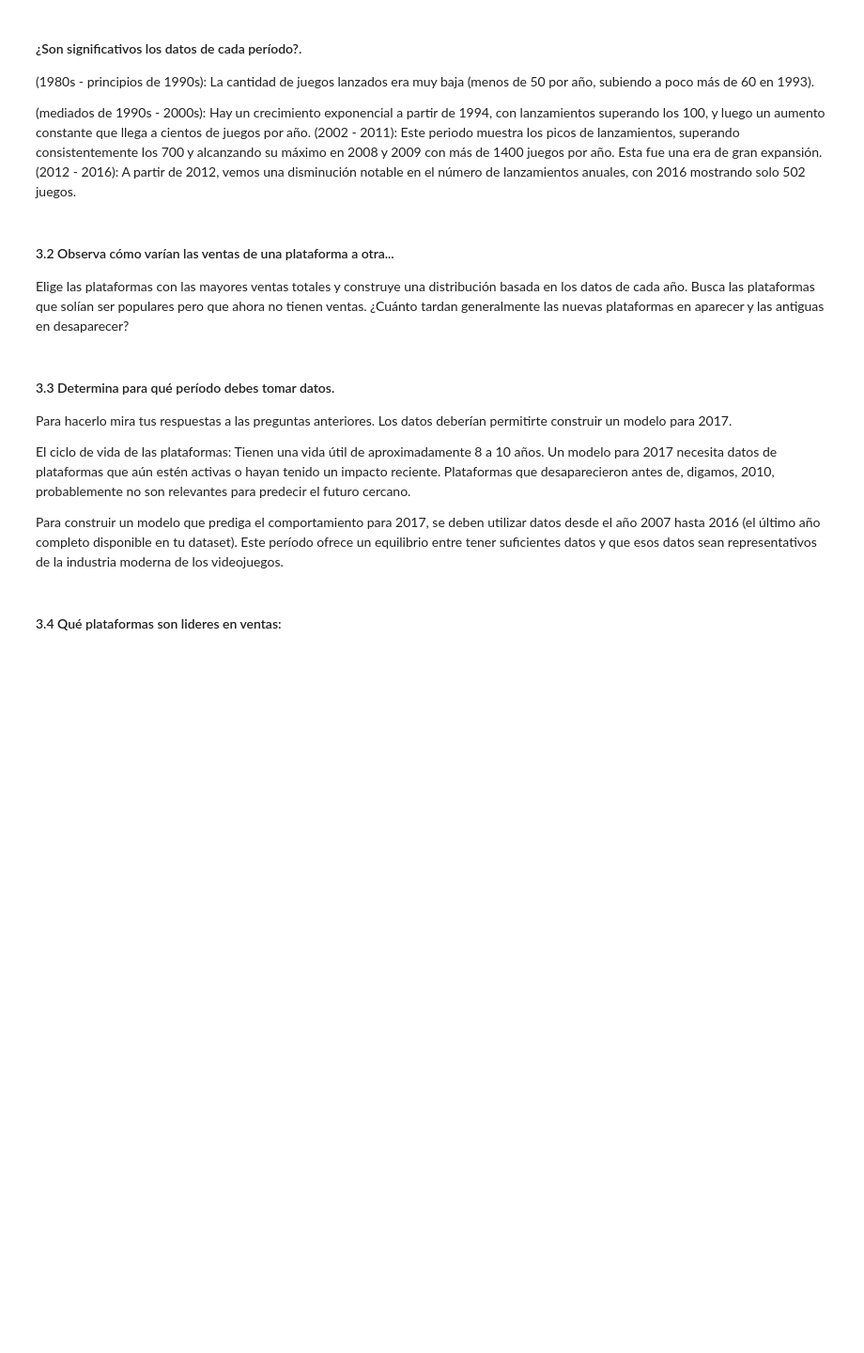
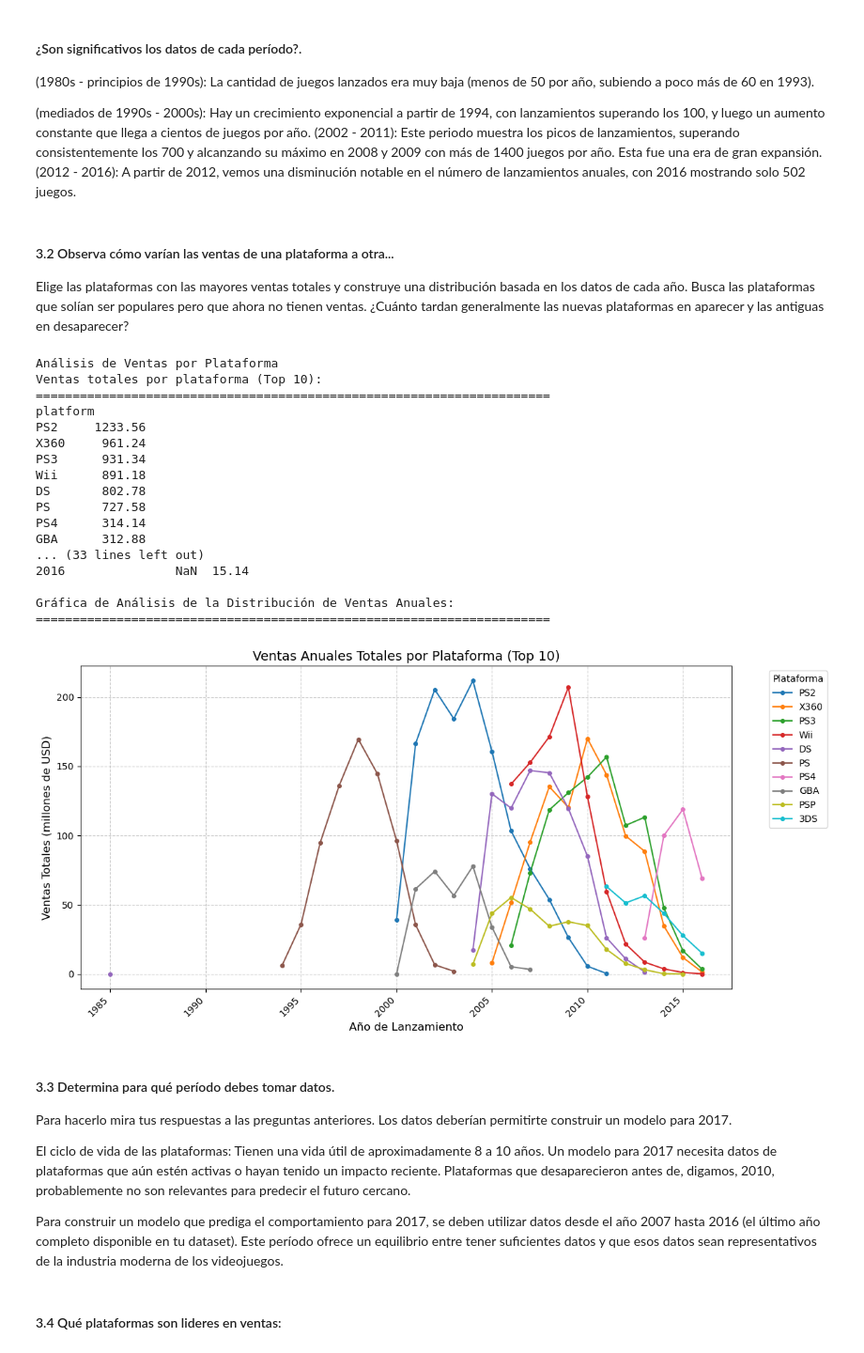
Before and after one commit to octavioGH25/TripleTen, a Jupyter notebook: proyecto_6.ipynb, the cells around one changed output. Shown at 94% size. Cells and saved outputs as stored; diff of their text form; code cells hidden in the pictures; blank space fills up the shorter version.

```diff
--- a/proyecto_6.ipynb
+++ b/proyecto_6.ipynb
@@ -19,7 +17,7 @@ ModuleNotFoundError: No module named 'matplotlib'
 # %%
 # Carga el archivo de datos en un diferente DataFrame
 
-file_path_games = '/games.csv'
+file_path_games = 'games.csv'
 
 # DataFrame de games
 df_games = pd.read_csv(file_path_games, sep=',')
@@ -172,17 +299,27 @@ print(games_per_year)
 #### 3.2 Observa cómo varían las ventas de una plataforma a otra...
 Elige las plataformas con las mayores ventas totales y construye una distribución basada en los datos de cada año. Busca las plataformas que solían ser populares pero que ahora no tienen ventas. ¿Cuánto tardan generalmente las nuevas plataformas en aparecer y las antiguas en desaparecer?
 # %%
+import pandas as pd
+import matplotlib.pyplot as plt
+import seaborn as sns # Añadido por si lo usas en el futuro, ya que lo mencionaste antes
+
 try:
-    df_games = pd.read_csv('/datasets/games.csv')
+    df_games = pd.read_csv('games.csv')
     df_games.columns = df_games.columns.str.lower()
     df_games['year_of_release'] = pd.to_numeric(df_games['year_of_release'], errors='coerce').astype('Int64')
     df_games.dropna(subset=['name', 'genre', 'year_of_release'], inplace=True)
-    df_games['user_score'] = pd.to_numeric(df_games['user_score'], errors='coerce').fillna(0)
-    df_games['critic_score'].fillna(0, inplace=True)
-    df_games['rating'].fillna('unknown', inplace=True)
+
+    # --- CAMBIOS REALIZADOS AQUÍ PARA EVITAR FUTUREWARNING ---
+    # Antes: df_games['user_score'] = pd.to_numeric(df_games['user_score'], errors='coerce').fillna(0) (YA ESTABA BIEN)
+    # Corrección para critic_score:
+    df_games['critic_score'] = df_games['critic_score'].fillna(0)
+    # Corrección para rating:
+    df_games['rating'] = df_games['rating'].fillna('unknown')
+    # --- FIN DE LOS CAMBIOS ---
+
     df_games['total_sales'] = df_games['na_sales'] + df_games['eu_sales'] + df_games['jp_sales'] + df_games['other_sales']
 except FileNotFoundError:
-    print("Error: El archivo '/datasets/games.csv' no se encontró. Asegúrate de que la ruta es correcta y el archivo existe.")
+    print("Error: El archivo 'games.csv' no se encontró. Asegúrate de que la ruta es correcta y el archivo existe.")
     # Si el archivo no se encuentra, el programa se detendrá o dará un error subsiguiente
     exit() # Detiene la ejecución del script si el archivo no se encuentra
 
@@ -196,44 +333,63 @@ print("=" * 70) # Línea de separación para mejor legibilidad
 print(platform_total_sales.head(10))
 
 # 2. Elegir las plataformas con las mayores ventas (ej. Top 5 o Top 10)
-# Vamos a tomar las top 5 para que el gráfico no esté demasiado saturado.
-# Puedes ajustar el número de plataformas aquí (ej. .head(10))
 top_n_platforms = 10
 top_platforms_names = platform_total_sales.head(top_n_platforms).index.tolist()
 print(f"\nPlataformas principales ({top_n_platforms}) elegidas para el análisis anual: {top_platforms_names}")
 print("=" * 70) # Línea de separación para mejor legibilidad
+
 # 3. Construir la distribución anual de ventas para estas plataformas principales
 # Usamos pivot_table para tener años en el índice y plataformas como columnas.
+# Asegúrate de que 'year_of_release' sea numérico para el índice, lo cual ya se maneja arriba con Int64
 platform_yearly_sales = df_games.pivot_table(
     index='year_of_release',
     columns='platform',
     values='total_sales',
     aggfunc='sum'
 )
 
 # Filtramos solo por las plataformas principales
 platform_yearly_sales_top = platform_yearly_sales[top_platforms_names]
 
 print("\nVentas anuales de las plataformas principales (últimos 10 años, si aplican):")
 print("=" * 70) # Línea de separación para mejor legibilidad
 print(platform_yearly_sales_top.tail(10)) # Muestra los últimos años para ver tendencias recientes
 
 # 4. Visualizar la distribución de ventas por año para cada una de estas plataformas
-plt.figure(figsize=(10, 5))
+plt.figure(figsize=(12, 6)) # Aumentado el tamaño para mejor visualización
 # Trazar cada plataforma
 platform_yearly_sales_top.plot(ax=plt.gca(), marker='o', markersize=4, linestyle='-')
 
 print("\nGráfica de Análisis de la Distribución de Ventas Anuales:")
 print("=" * 70) # Línea de separación para mejor legibilidad
-plt.title(f'Ventas Anuales Totales por Plataforma (Top {top_n_platforms})', fontsize=12)
+plt.title(f'Ventas Anuales Totales por Plataforma (Top {top_n_platforms})', fontsize=14) # Fuente más grande
 plt.xlabel('Año de Lanzamiento', fontsize=12)
 plt.ylabel('Ventas Totales (millones de USD)', fontsize=12)
 plt.legend(title='Plataforma', bbox_to_anchor=(1.05, 1), loc='upper left') # Leyenda fuera del gráfico
 plt.grid(True, linestyle='--', alpha=0.6)
 plt.xticks(rotation=45, ha='right', fontsize=10) # Rotar etiquetas para mejor lectura
 plt.yticks(fontsize=10)
 plt.tight_layout() # Ajusta el layout para que todo quepa
 plt.show()
+# %% [output]
+Análisis de Ventas por Plataforma
+Ventas totales por plataforma (Top 10):
+======================================================================
+platform
+PS2     1233.56
+X360     961.24
+PS3      931.34
+Wii      891.18
+DS       802.78
+PS       727.58
+PS4      314.14
+GBA      312.88
+... (33 lines left out)
+2016               NaN  15.14
+
+Gráfica de Análisis de la Distribución de Ventas Anuales:
+======================================================================
+[figure, added]
 # %% [markdown]
 #### 3.3 Determina para qué período debes tomar datos.
 Para hacerlo mira tus respuestas a las preguntas anteriores.
```
Also changed, not shown: parts of 13 cells of this notebook, 1 other file.
